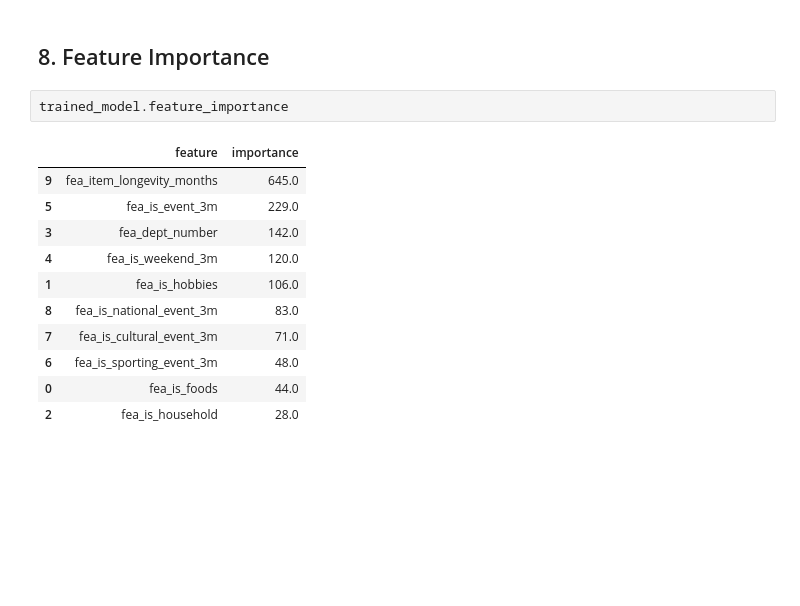
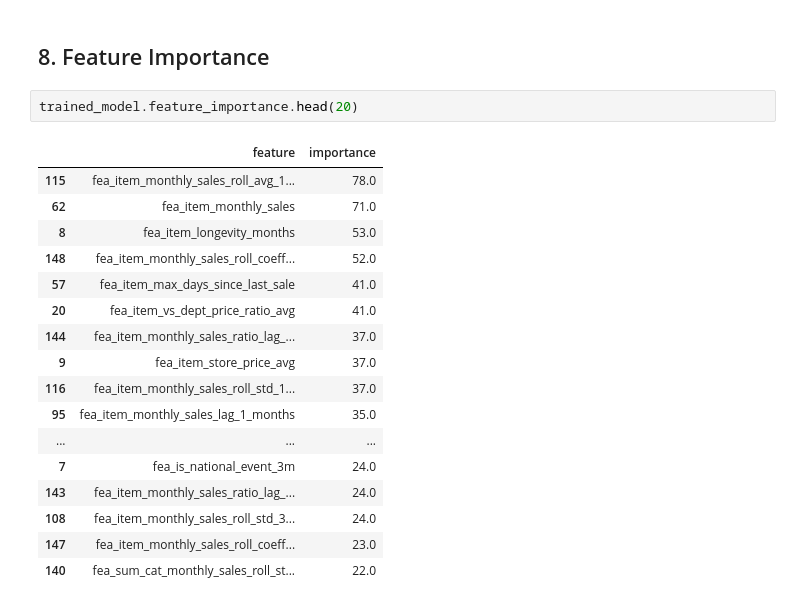
Before and after one commit to AnaPrec07/porygon-demand-forecasting, a Jupyter notebook: src/notebooks/model_training/xgboost/single_model_training.ipynb, the cells around one changed output. Saved outputs shown, nothing was run; the diff lists cells and outputs as text; blank space fills up the shorter version.

Commit message:
POPIP-175: Update single model training notebook with latest iteration.

```diff
--- a/src/notebooks/model_training/xgboost/single_model_training.ipynb
+++ b/src/notebooks/model_training/xgboost/single_model_training.ipynb
@@ -114,19 +114,25 @@ display(Image(trained_model.plot_residuals_paths))
 # %% [markdown]
 ## 8. Feature Importance
 # %%
-trained_model.feature_importance
+trained_model.feature_importance.head(20)
 # %% [output]
 |  | feature | importance |
-| 9 | fea_item_longevity_months | 645.0 |
-| 5 | fea_is_event_3m | 229.0 |
-| 3 | fea_dept_number | 142.0 |
-| 4 | fea_is_weekend_3m | 120.0 |
-| 1 | fea_is_hobbies | 106.0 |
-| 8 | fea_is_national_event_3m | 83.0 |
-| 7 | fea_is_cultural_event_3m | 71.0 |
-| 6 | fea_is_sporting_event_3m | 48.0 |
-| 0 | fea_is_foods | 44.0 |
-| 2 | fea_is_household | 28.0 |
+| 115 | fea_item_monthly_sales_roll_avg_1... | 78.0 |
+| 62 | fea_item_monthly_sales | 71.0 |
+| 8 | fea_item_longevity_months | 53.0 |
+| 148 | fea_item_monthly_sales_roll_coeff... | 52.0 |
+| 57 | fea_item_max_days_since_last_sale | 41.0 |
+| 20 | fea_item_vs_dept_price_ratio_avg | 41.0 |
+| 144 | fea_item_monthly_sales_ratio_lag_... | 37.0 |
+| 9 | fea_item_store_price_avg | 37.0 |
+| 116 | fea_item_monthly_sales_roll_std_1... | 37.0 |
+| 95 | fea_item_monthly_sales_lag_1_months | 35.0 |
+| ... | ... | ... |
+| 7 | fea_is_national_event_3m | 24.0 |
+| 143 | fea_item_monthly_sales_ratio_lag_... | 24.0 |
+| 108 | fea_item_monthly_sales_roll_std_3... | 24.0 |
+| 147 | fea_item_monthly_sales_roll_coeff... | 23.0 |
+| 140 | fea_sum_cat_monthly_sales_roll_st... | 22.0 |
 # %%
 from IPython.display import Image, display
 display(Image(trained_model._plot_importance_path))
```
Also changed, not shown: parts of 5 cells of this notebook.
